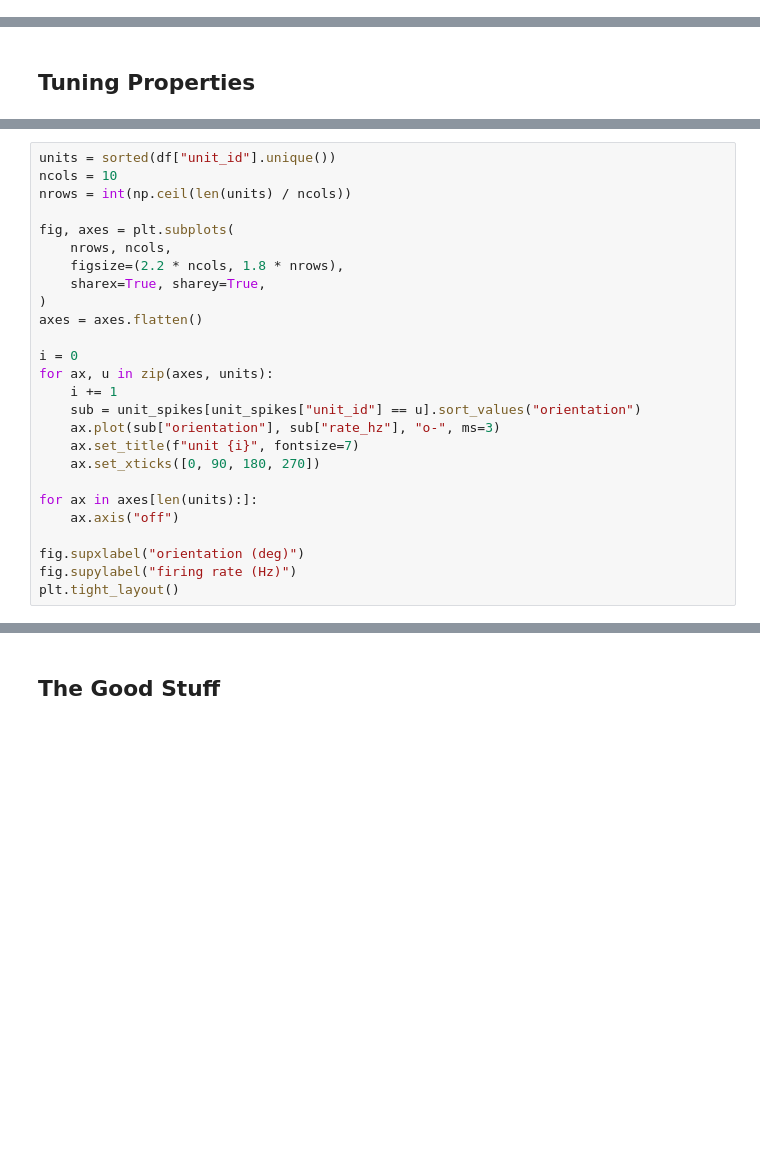
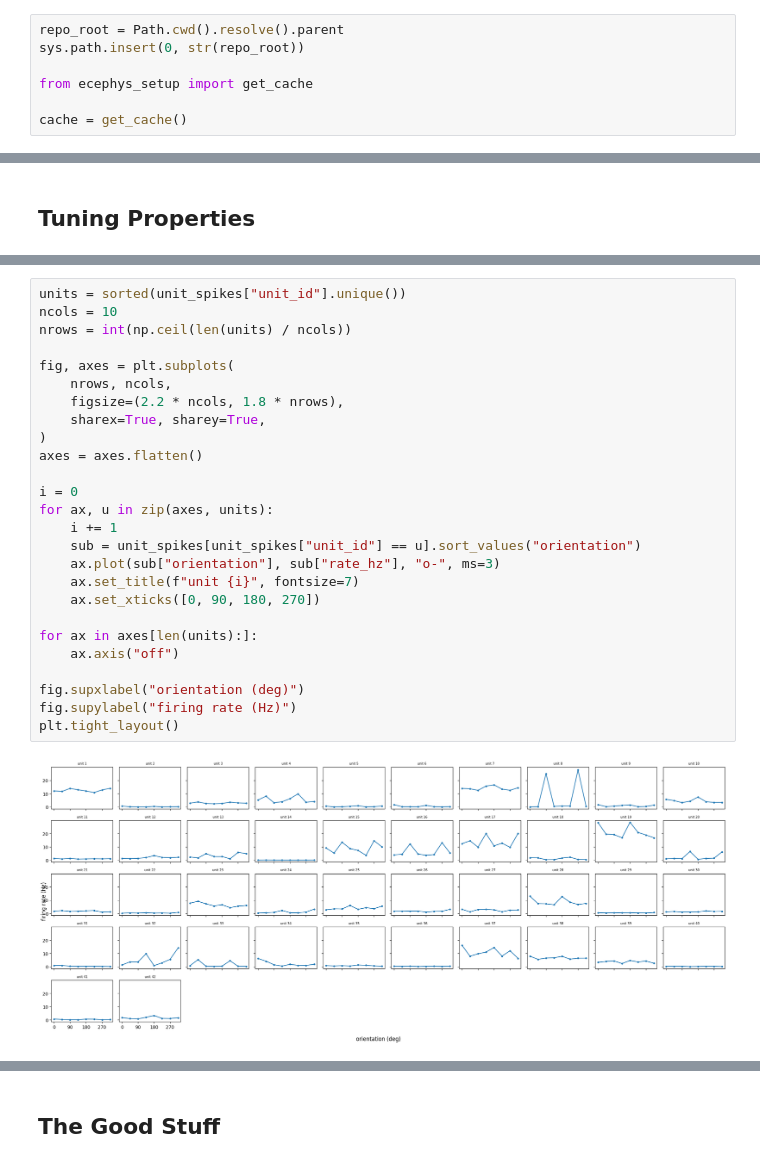
Before and after one commit to tjp095/DSC180A, a Jupyter notebook: practice/ecephys_decoding.ipynb, the cells around one changed output, grey strips where cells are left out. Cells and saved outputs as stored; diff of their text form; blank space fills up the shorter version.

```diff
--- a/practice/ecephys_decoding.ipynb
+++ b/practice/ecephys_decoding.ipynb
@@ -27,3 +24,10 @@ cache = EcephysProjectCache.from_warehouse(manifest=manifest_path)
+# %%
+repo_root = Path.cwd().resolve().parent
+sys.path.insert(0, str(repo_root))
+
+from ecephys_setup import get_cache
+
+cache = get_cache()
 # %%
 session_id1 = 715093703
 session1 = cache.get_session_data(session_id1)
@@ -109,29 +212,31 @@ unit_spikes
 # %%
-units = sorted(df["unit_id"].unique())
+units = sorted(unit_spikes["unit_id"].unique())
 ncols = 10
 nrows = int(np.ceil(len(units) / ncols))
 
 fig, axes = plt.subplots(
     nrows, ncols,
     figsize=(2.2 * ncols, 1.8 * nrows),
     sharex=True, sharey=True,
 )
 axes = axes.flatten()
 
 i = 0
 for ax, u in zip(axes, units):
     i += 1
     sub = unit_spikes[unit_spikes["unit_id"] == u].sort_values("orientation")
     ax.plot(sub["orientation"], sub["rate_hz"], "o-", ms=3)
     ax.set_title(f"unit {i}", fontsize=7)
     ax.set_xticks([0, 90, 180, 270])
 
 for ax in axes[len(units):]:
     ax.axis("off")
 
 fig.supxlabel("orientation (deg)")
 fig.supylabel("firing rate (Hz)")
 plt.tight_layout()
+# %% [output]
+[figure, added]
 # %%
 def plot_unit_tuning(unit_num, figsize=(4, 3)):
     unit_id = units[unit_num - 1]
```
Also changed, not shown: parts of 30 cells of this notebook, 8 other files.
